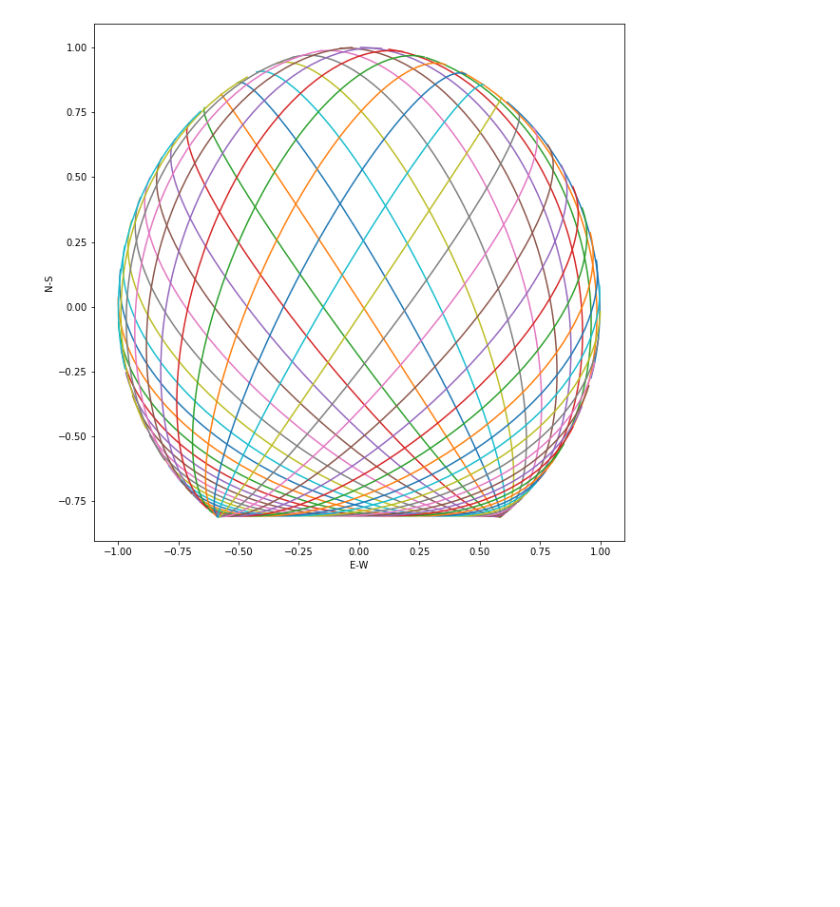
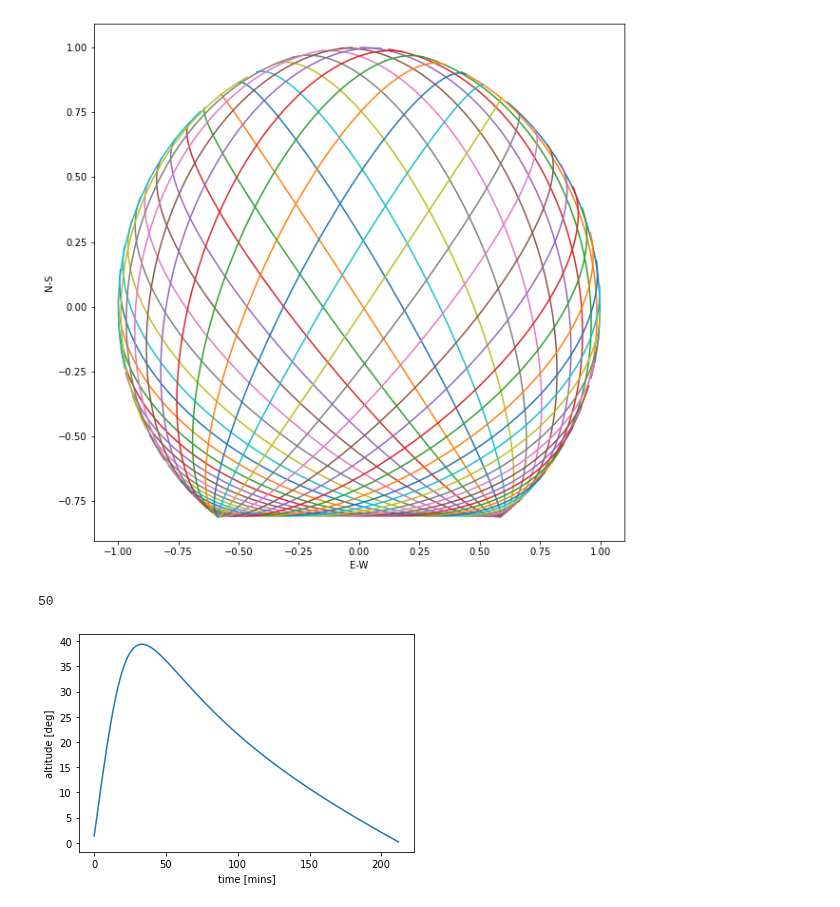
Before and after one commit to lusee-night/luseepy, a Jupyter notebook: notebooks/satellite.ipynb, the cells around one changed output. Drawn from its saved outputs; the diff is of its cells as text; code cells hidden in the pictures; blank space fills up the shorter version.

```diff
--- a/notebooks/satellite.ipynb
+++ b/notebooks/satellite.ipynb
@@ -29,3 +29,17 @@ plt.ylabel("N-S")
 # %% [output]
 Text(0, 0.5, 'N-S')
 [figure]
+# %%
+transits = obsat.get_transit_indices()
+print (len(transits))
+# %% [output]
+50
+# %%
+# Take transit #5
+i,j = transits[5]
+plt.plot(np.arange(j-i),obsat.alt_rad()[i:j]/np.pi*180)
+plt.xlabel('time [mins]')
+plt.ylabel('altitude [deg]')
+pass
+# %% [output]
+[figure, added]
```
Also changed, not shown: 1 other file.
